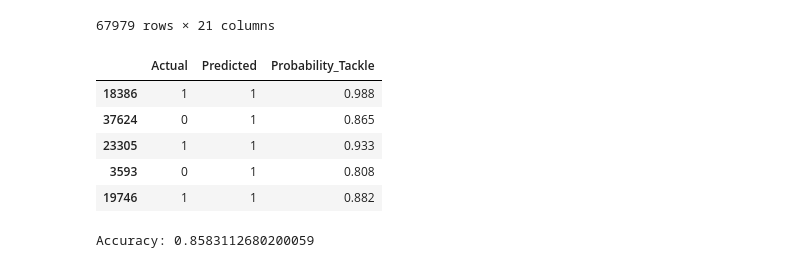
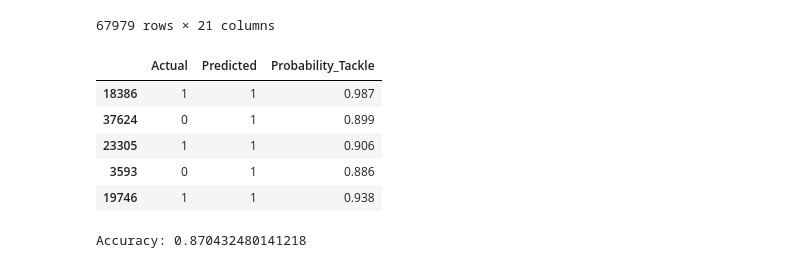
Before and after one commit to aclima88/NFL_BigDataBowl, a Jupyter notebook: bigdata_learning.ipynb, the cells around one changed output. Drawn from its saved outputs; the diff is of its cells as text; code cells hidden in the pictures.

```diff
--- a/bigdata_learning.ipynb
+++ b/bigdata_learning.ipynb
@@ -93,9 +93,9 @@ tackles_df
 # %%
 # Setting the attribute that will help predict a tackle
 # s = Speed in yards/second. a = Speed in yards/second^2.
-# dis = Distance traveled from prior time point, in yards. o 'o', = Player orientation (deg), 0 - 360 degrees
+# dis = Distance traveled from prior time point, in yards. o = Player orientation (deg), 0 - 360 degrees
 # dir= Angle of player motion (deg), 0 - 360 degrees.
-features = ['s', 'a', 'dis', 'dir']
+features = ['s', 'a', 'o', 'dis', 'dir']
 X = tackles_df[features]
 
 # Combine 'tackle' and 'pff_missedTackle' columns to create a new target variable
@@ -103,44 +103,44 @@ y = tackles_df['tackle'].astype(int)  # Convert 'tackle' to 0 or 1
 y += tackles_df['assist'] # Add Assist as a Tackle
 
 # Split the data into training and testing sets
 X_train, X_test, y_train, y_test = train_test_split(X, y, test_size=0.75, random_state=42)
 
 # Use RandomOverSampler to handle class imbalance
 oversampler = RandomOverSampler(random_state=42)
 X_resampled, y_resampled = oversampler.fit_resample(X_train, y_train)
 
 # Create and train the Random Forest model
 model = RandomForestClassifier(n_estimators=1000, random_state=42)
 model.fit(X_resampled, y_resampled)
 
 # Make predictions on the test set
 y_pred = model.predict(X_test)
 
 # Predicted probabilities for each class
 y_prob = model.predict_proba(X_test)
 
 # Output the results the closer to a 1 the higher the probability
 results = pd.DataFrame({
     'Actual': y_test,
     'Predicted': y_pred,
     'Probability_Tackle': y_prob[:, 1]
 })
 
 # Show Results
 results.head()
 # %% [output]
 |  | Actual | Predicted | Probability_Tackle |
-| 18386 | 1 | 1 | 0.988 |
-| 37624 | 0 | 1 | 0.865 |
-| 23305 | 1 | 1 | 0.933 |
-| 3593 | 0 | 1 | 0.808 |
-| 19746 | 1 | 1 | 0.882 |
+| 18386 | 1 | 1 | 0.987 |
+| 37624 | 0 | 1 | 0.899 |
+| 23305 | 1 | 1 | 0.906 |
+| 3593 | 0 | 1 | 0.886 |
+| 19746 | 1 | 1 | 0.938 |
 # %%
 # Evaluate the model
 accuracy = accuracy_score(y_test, y_pred)
 print(f"Accuracy: {accuracy}")
 # %% [output]
-Accuracy: 0.8583112680200059
+Accuracy: 0.870432480141218
 # %%
 # Print the balanced_accuracy score of the model
 print(f'Balanced Accuracy Score: {balanced_accuracy_score(y_test, y_pred)}')
```
Also changed, not shown: parts of 4 cells of this notebook.
